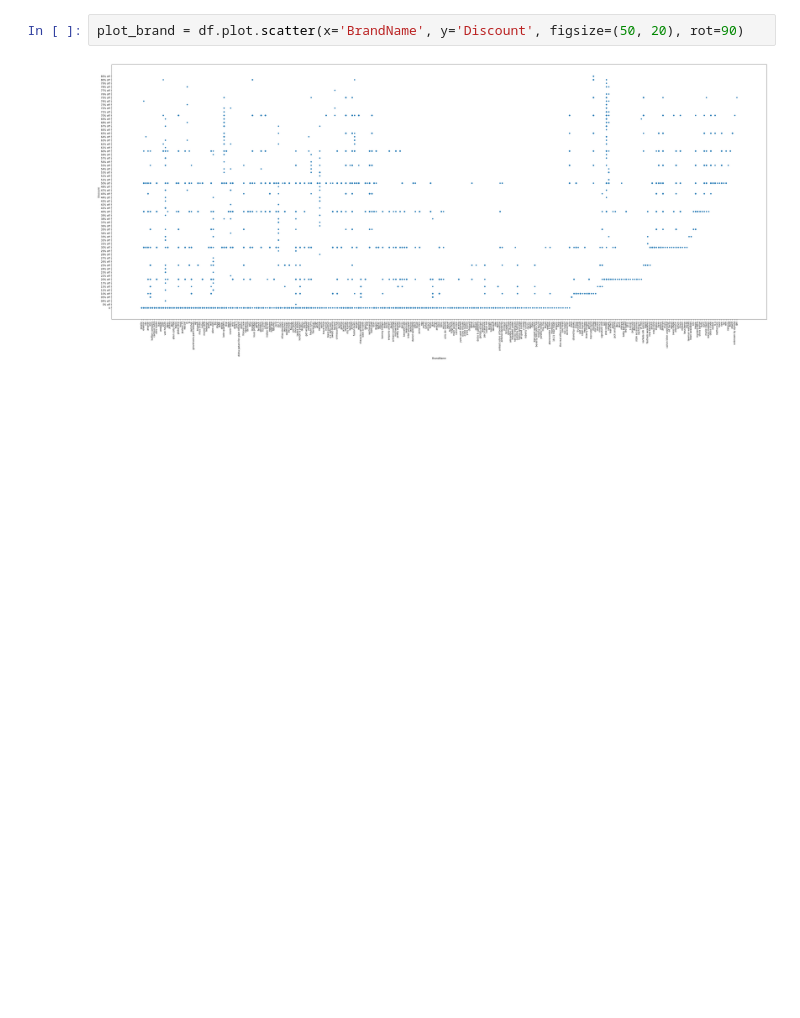
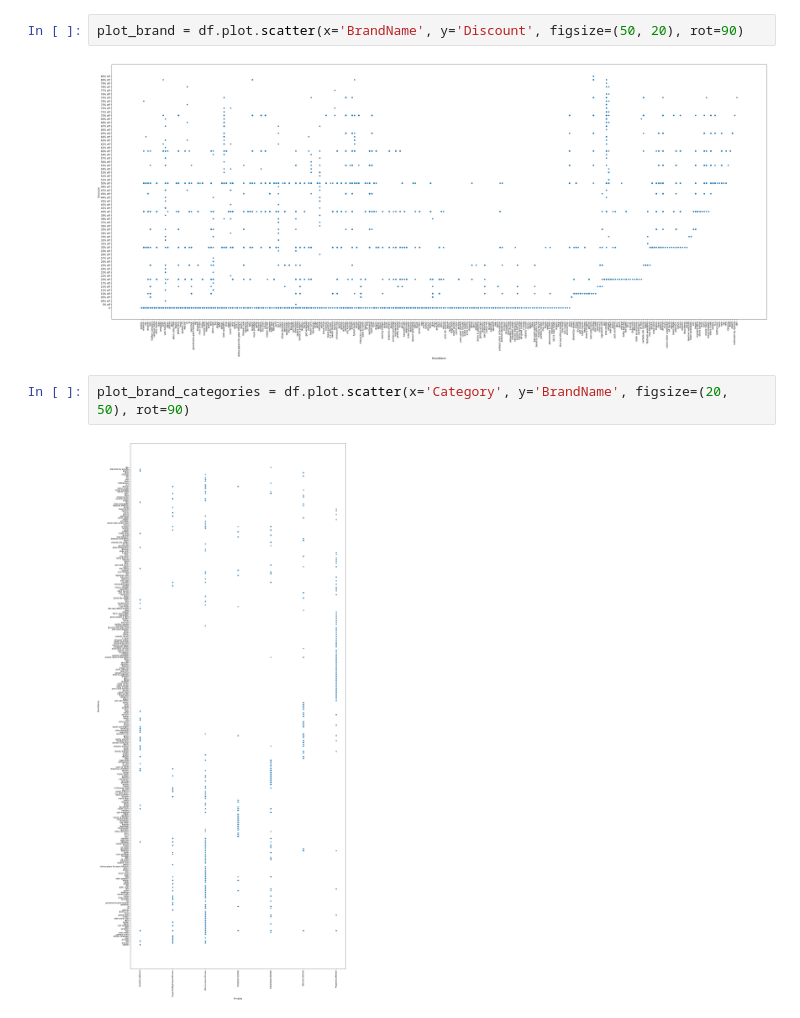
Before and after one commit to wbb-67/Fashion-Ecommerce-Data-Visualization, a Jupyter notebook: Fashion Ecommerce Data Visualizations.ipynb, the cells around one changed output. Saved outputs shown, nothing was run; the diff lists cells and outputs as text; blank space fills up the shorter version.

```diff
--- a/Fashion Ecommerce Data Visualizations.ipynb
+++ b/Fashion Ecommerce Data Visualizations.ipynb
@@ -138,3 +138,7 @@ print(df['BrandName'].unique())
 plot_brand = df.plot.scatter(x='BrandName', y='Discount', figsize=(50, 20), rot=90)
 # %% [output]
 [figure]
+# %%
+plot_brand_categories = df.plot.scatter(x='Category', y='BrandName', figsize=(20, 50), rot=90)
+# %% [output]
+[figure, added]
```
